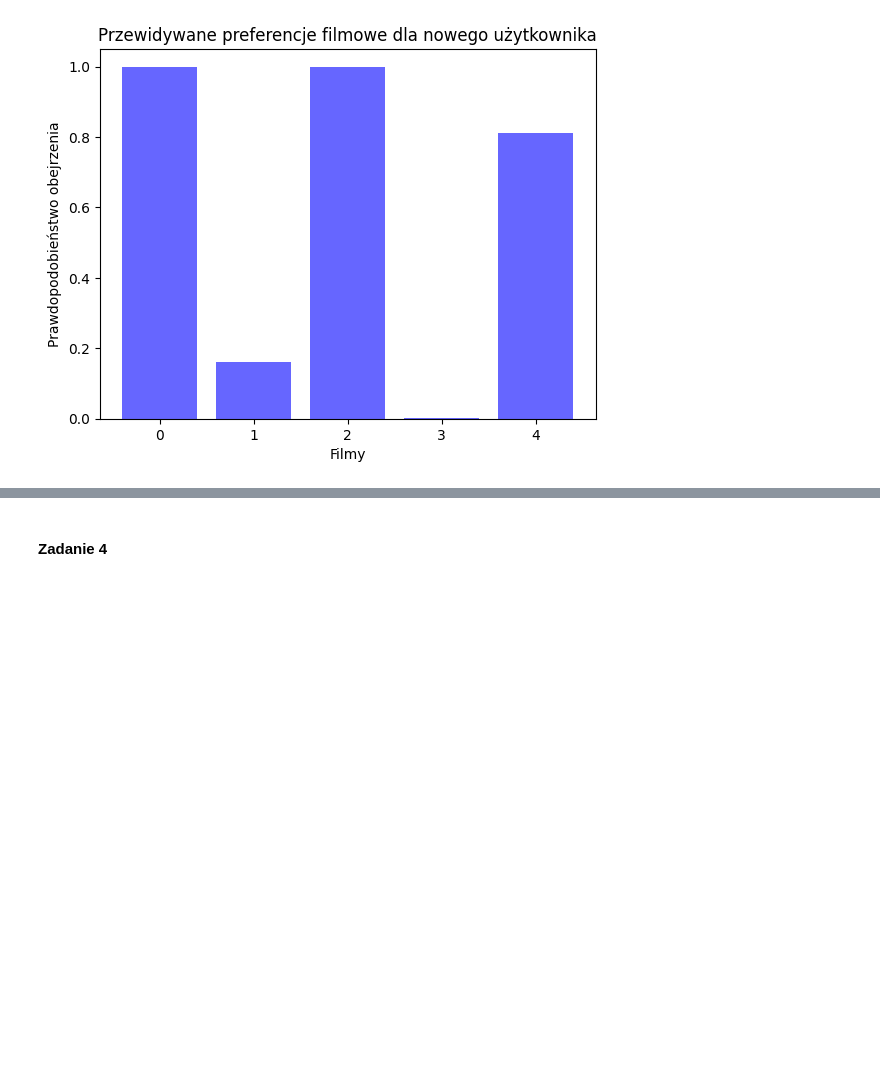
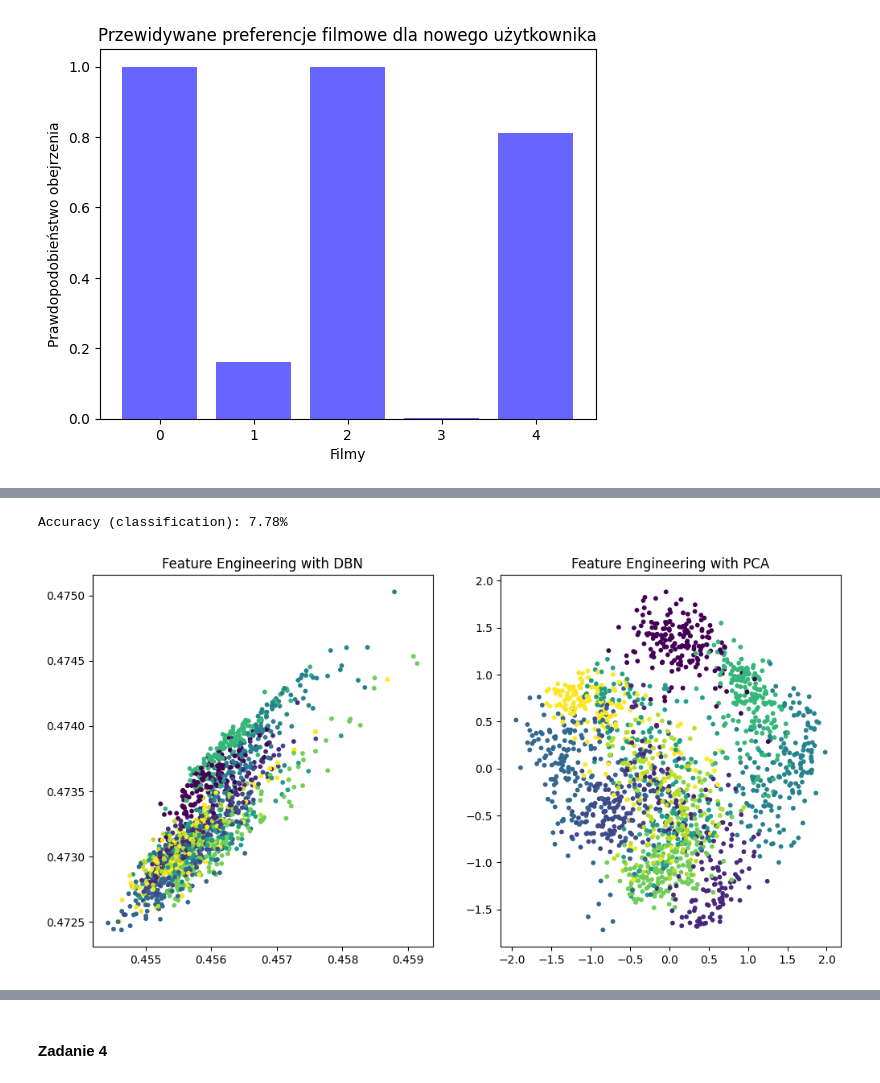
Before and after one commit to mikolaj-sujka/sieci_neuronowe, a Jupyter notebook: Zestaw_3/zestaw_3.ipynb, the cells around one changed output, grey strips where cells are left out. Drawn from its saved outputs; the diff is of its cells as text; code cells hidden in the pictures; blank space fills up the shorter version.

```diff
--- a/Zestaw_3/zestaw_3.ipynb
+++ b/Zestaw_3/zestaw_3.ipynb
@@ -191,0 +204,75 @@ Przewidywane preferencje dla nowego użytkownika: [0.99859923 0.16113958 0.99985
+# %%
+from sklearn.pipeline import Pipeline
+from sklearn.neural_network import BernoulliRBM
+from sklearn import linear_model
+from sklearn.datasets import load_digits
+from sklearn.model_selection import train_test_split
+from sklearn.metrics import accuracy_score
+
+# Wczytanie danych i przygotowanie danych
+X, y = load_digits(return_X_y=True)
+X = X / 16.0  # Normalizacja danych
+
+# Podział na zbiór treningowy i testowy
+X_train, X_test, y_train, y_test = train_test_split(X, y, test_size=0.2, random_state=42)
+
+# Budowa modelu DBN jako klasyfikatora
+rbm1 = BernoulliRBM(n_components=128, learning_rate=0.01, n_iter=10)
+rbm2 = BernoulliRBM(n_components=64, learning_rate=0.01, n_iter=10)
+logistic = linear_model.LogisticRegression(max_iter=1000)
+
+# Łańcuch RBM i regresji logistycznej
+dbn_classifier = Pipeline(steps=[('rbm1', rbm1), ('rbm2', rbm2), ('logistic', logistic)])
+
+# Trenowanie modelu
+dbn_classifier.fit(X_train, y_train)
+
+# Przewidywanie i ocena dokładności
+y_pred = dbn_classifier.predict(X_test)
+print(f"Accuracy (classification): {accuracy_score(y_test, y_pred) * 100:.2f}%")
+# %% [output]
+Accuracy (classification): 7.78%
+# %%
+from sklearn.neural_network import BernoulliRBM
+from sklearn.decomposition import PCA
+import matplotlib.pyplot as plt
+from sklearn.datasets import load_digits
+from sklearn.model_selection import train_test_split
+
+# Wczytanie danych i przygotowanie
+digits = load_digits()
+X, y = digits.data / 16.0, digits.target  # Normalizacja danych
+
+# Podział na zbiór treningowy i testowy (X tylko do pretrainowania warstw RBM)
+X_train, X_test, y_train, y_test = train_test_split(X, y, test_size=0.2, random_state=42)
+
+# Warstwa 1 RBM
+rbm1 = BernoulliRBM(n_components=128, learning_rate=0.01, n_iter=10, random_state=42)
+rbm1.fit(X_train)  # Trening pierwszej warstwy RBM
+X_train_transformed = rbm1.transform(X_train)  # Transformacja danych
+
+# Warstwa 2 RBM
+rbm2 = BernoulliRBM(n_components=64, learning_rate=0.01, n_iter=10, random_state=42)
+rbm2.fit(X_train_transformed)  # Trening drugiej warstwy RBM
+X_transformed = rbm2.transform(X_train_transformed)  # Transformacja danych przez RBM2
+
+# Redukcja wymiarów za pomocą PCA dla porównania
+pca = PCA(n_components=2)
+X_pca = pca.fit_transform(X)
+
+# Wykres redukcji wymiarów DBN i PCA
+plt.figure(figsize=(12, 6))
+
+# Wykres DBN
+plt.subplot(1, 2, 1)
+plt.scatter(X_transformed[:, 0], X_transformed[:, 1], c=y_train[:X_transformed.shape[0]], cmap='viridis', s=10)
+plt.title("Feature Engineering with DBN")
+
+# Wykres PCA
+plt.subplot(1, 2, 2)
+plt.scatter(X_pca[:, 0], X_pca[:, 1], c=y, cmap='viridis', s=10)
+plt.title("Feature Engineering with PCA")
+
+plt.show()
+# %% [output]
+[figure, added]
```
Also changed, not shown: parts of 3 cells of this notebook.
